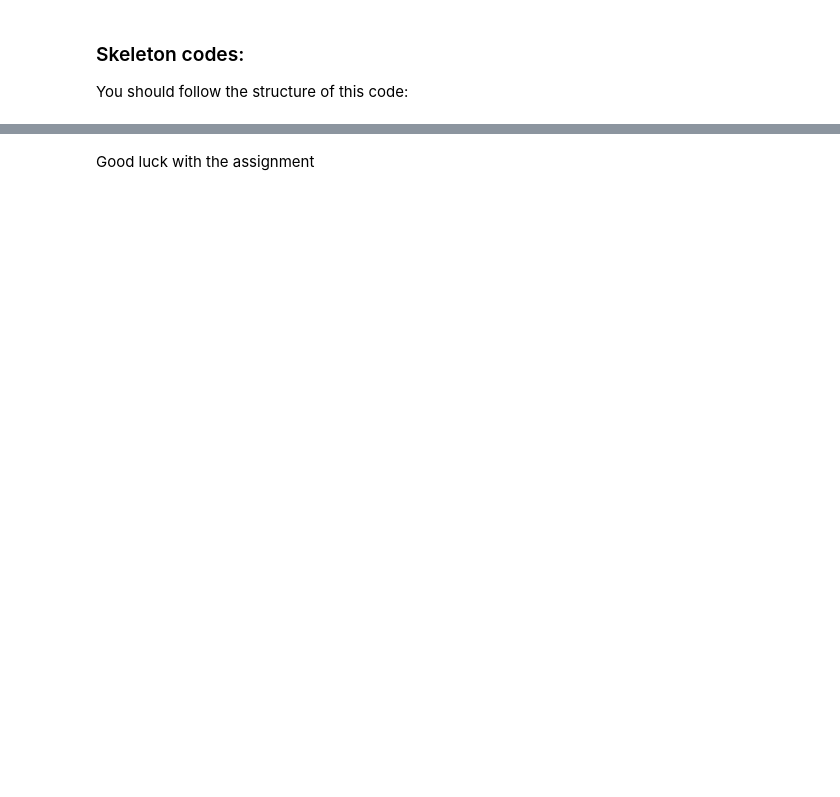
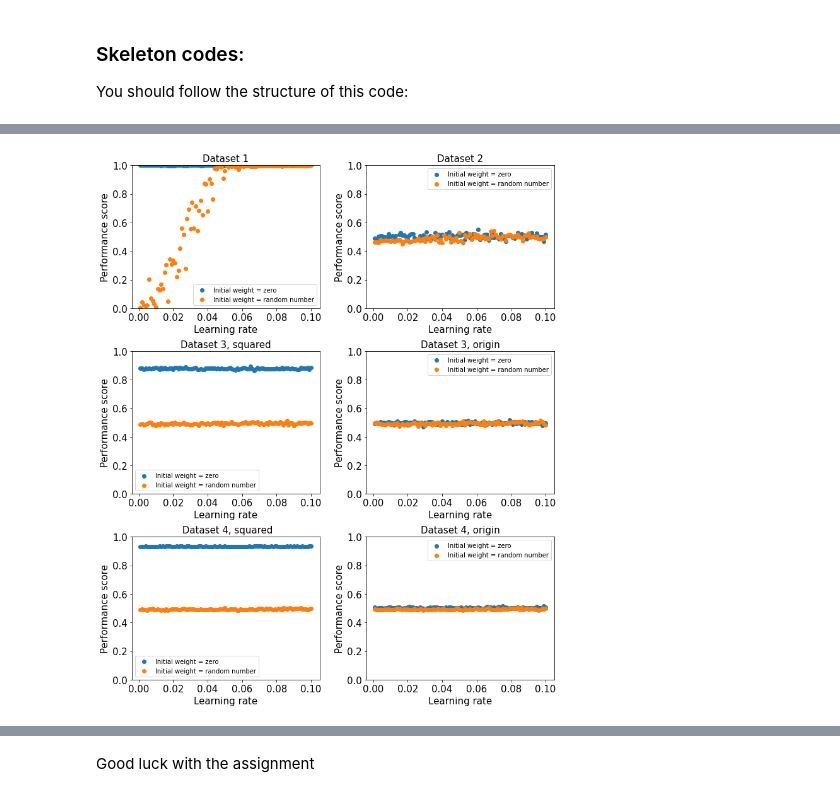
Before and after one commit to LiurongLin/IML_2022, a Jupyter notebook: Assignment1-code_LLin.ipynb, the cells around one changed output, grey strips where cells are left out. Cells and saved outputs as stored; diff of their text form; code cells hidden in the pictures; blank space fills up the shorter version.

```diff
--- a/Assignment1-code_LLin.ipynb
+++ b/Assignment1-code_LLin.ipynb
@@ -289,8 +305,0 @@ def run(dataset,classifier, lr = 0.01, max_iter = 2
-# %%
-
-scorelist = []
-for i in range (10):
-
-    score = run(3, Perceptron)
-    scorelist.append(score)
-print(np.mean(scorelist))
@@ -325,7 +305,0 @@ The score is 0.89
-# %%
-scorelist = []
-for i in range (10):
-
-    run(3, BoostingAlgorithm)
-    scorelist.append(score)
-print(np.mean(scorelist))
@@ -426,0 +417,74 @@ print(y4.shape)
+# %%
+lr = np.linspace(0.001, 0.1, 100)
+fig, ax = plt.subplots(3,2,figsize = (12,15))
+title_list = ["Dataset 1", "Dataset 2", "Dataset 3, squared",
+              "Dataset 3, origin", " Dataset 4, squared", "Dataset 4, origin"]
+ax = np.array(ax).flatten()
+ax_inx = 0
+for dataset in range(4):
+
+    if dataset > 1:
+        #experiment with and without linear dataset 3 and 4.
+        linear = [True, False]
+        for k in linear:
+            score_mean_lr_random = []
+            score_mean_lr_zero= []
+            for j in (lr):
+                score_lr = []
+                for i in range (10):
+                    score = run(dataset+1, Perceptron, lr = j, set_weight_zero = True, max_iter = 5, linear = k)
+                    score_lr.append(score)
+                score_mean_lr_zero.append(np.mean(score_lr))
+
+            for k in (lr):
+                score_lr = []
+                for i in range (10):
+                    score = run(dataset+1, Perceptron, lr = k, set_weight_zero = False, max_iter = 5, linear = k)
+                    score_lr.append(score)
+                score_mean_lr_random.append(np.mean(score_lr))
+            ax[ax_inx].scatter(lr, score_mean_lr_zero, label = "Initial weight = zero")
+            ax[ax_inx].scatter(lr, score_mean_lr_random, label = "Initial weight = random number")
+            ax[ax_inx].set_title(title_list[ax_inx], fontsize = 15)
+            ax[ax_inx].set_ylabel("Performance score", fontsize = 15)
+            ax[ax_inx].set_xlabel("Learning rate", fontsize = 15)
+            ax[ax_inx].tick_params(axis='y', labelsize=15)
+            ax[ax_inx].tick_params(axis='x', labelsize=15)
+            ax[ax_inx].set_ylim(0,1)
+            ax[ax_inx].legend()
+            ax_inx += 1
+
+    else:
+        score_mean_lr_random = []
+        score_mean_lr_zero= []
+        for j in (lr):
+            score_lr = []
+            for i in range (10):
+                score = run(dataset+1, Perceptron, lr = j, set_weight_zero = True, max_iter = 5)
+                score_lr.append(score)
+            score_mean_lr_zero.append(np.mean(score_lr))
+            #print(len(score_mean_lr_random))
+
+        for k in (lr):
+            score_lr = []
+            for i in range (10):
+                score = run(dataset+1, Perceptron, lr = k, set_weight_zero = False, max_iter = 5)
+                score_lr.append(score)
+            score_mean_lr_random.append(np.mean(score_lr))
+        print(len(lr))
+        print(len(score_mean_lr_zero))
+        ax[ax_inx].scatter(lr, score_mean_lr_zero, label = "Initial weight = zero")
+        ax[ax_inx].scatter(lr, score_mean_lr_random, label = "Initial weight = random number")
+        ax[ax_inx].set_title(title_list[ax_inx], fontsize = 15)
+        ax[ax_inx].set_ylabel("Performance score",fontsize = 15)
+        ax[ax_inx].set_xlabel("Learning rate", fontsize = 15)
+        ax[ax_inx].tick_params(axis='y', labelsize=15)
+        ax[ax_inx].tick_params(axis='x', labelsize=15)
+        ax[ax_inx].set_ylim(0,1)
+        ax[ax_inx].legend()
+        ax_inx += 1
+
+
+plt.subplots_adjust(wspace=.25, hspace=.3)
+plt.savefig("learning_rate_weight_ini_ylim.pdf", bbox_inches='tight')
+plt.show()
+# %% [output]
@@ -426,0 +495 @@ print(y4.shape)
+[figure, added]
```
Also changed, not shown: parts of 15 cells of this notebook.
